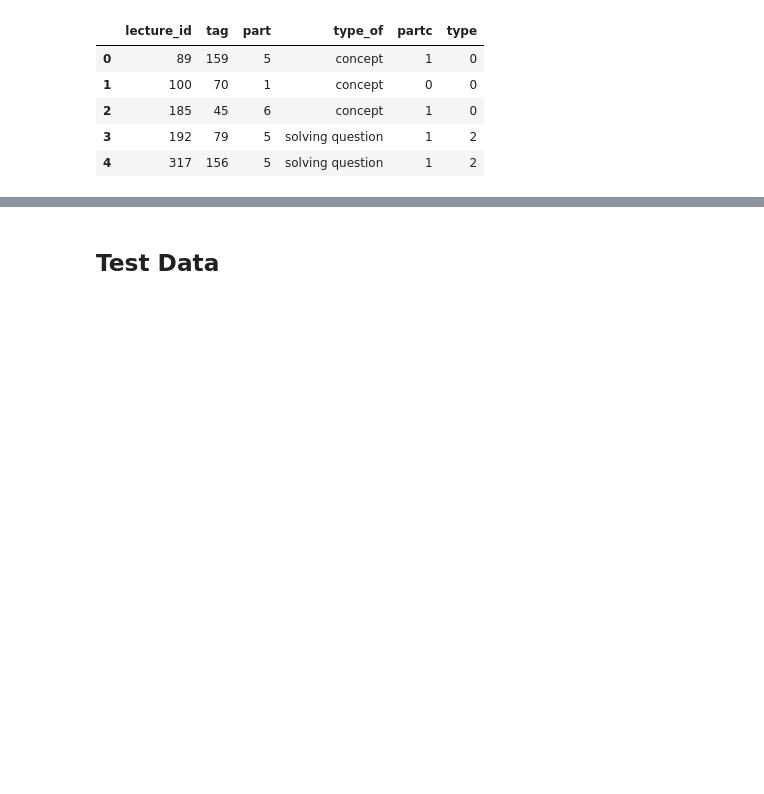
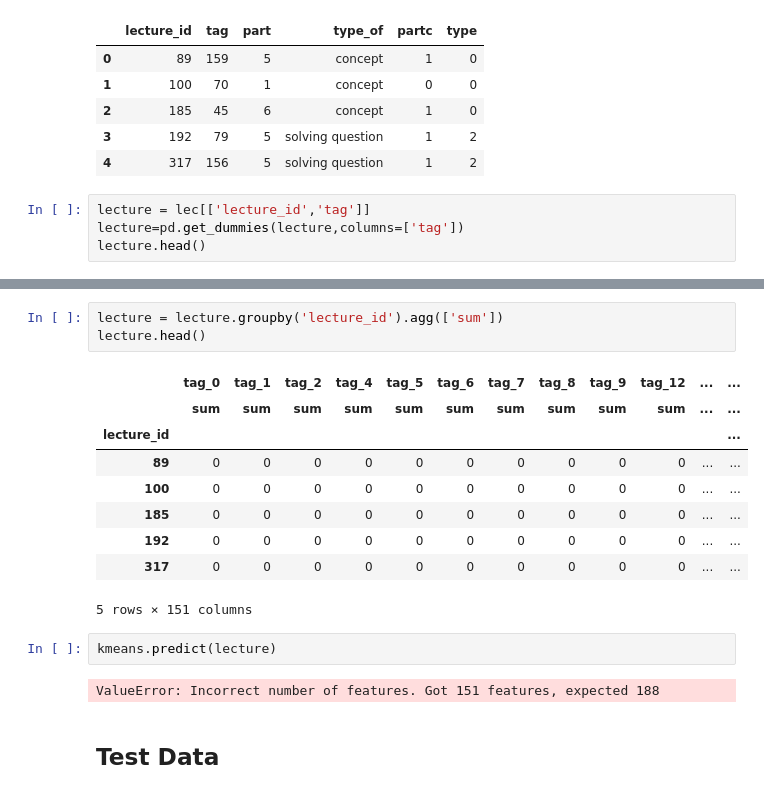
Before and after one commit to JiaxiYang1992/Kaggle-Riiid-, a Jupyter notebook: EDA/Kaggle Jiaxi.ipynb, the cells around one changed output, grey strips where cells are left out. Cells and saved outputs as stored; diff of their text form; blank space fills up the shorter version.

```diff
--- a/EDA/Kaggle Jiaxi.ipynb
+++ b/EDA/Kaggle Jiaxi.ipynb
@@ -474,3 +604,7 @@ lec.head()
 | 2 | 185 | 45 | 6 | concept | 1 | 0 |
 | 3 | 192 | 79 | 5 | solving question | 1 | 2 |
 | 4 | 317 | 156 | 5 | solving question | 1 | 2 |
+# %%
+lecture = lec[['lecture_id','tag']]
+lecture=pd.get_dummies(lecture,columns=['tag'])
+lecture.head()
@@ -477,2 +619,19 @@ lec.head()
+# %%
+lecture = lecture.groupby('lecture_id').agg(['sum'])
+lecture.head()
+# %% [output]
+|  | tag_0 | tag_1 | tag_2 | tag_4 | tag_5 | tag_6 | tag_7 | tag_8 | tag_9 | tag_12 | ... | ... |
+|  | sum | sum | sum | sum | sum | sum | sum | sum | sum | sum | ... | ... |
+| lecture_id |  |  |  |  |  |  |  |  |  |  |  | ... |
+| 89 | 0 | 0 | 0 | 0 | 0 | 0 | 0 | 0 | 0 | 0 | ... | ... |
+| 100 | 0 | 0 | 0 | 0 | 0 | 0 | 0 | 0 | 0 | 0 | ... | ... |
+| 185 | 0 | 0 | 0 | 0 | 0 | 0 | 0 | 0 | 0 | 0 | ... | ... |
+| 192 | 0 | 0 | 0 | 0 | 0 | 0 | 0 | 0 | 0 | 0 | ... | ... |
+| 317 | 0 | 0 | 0 | 0 | 0 | 0 | 0 | 0 | 0 | 0 | ... | ... |
+5 rows × 151 columns
+# %%
+kmeans.predict(lecture)
+# %% [output]
+ValueError: Incorrect number of features. Got 151 features, expected 188
 # %% [markdown]
 ## Test Data ##
```
Also changed, not shown: parts of 28 cells of this notebook.
